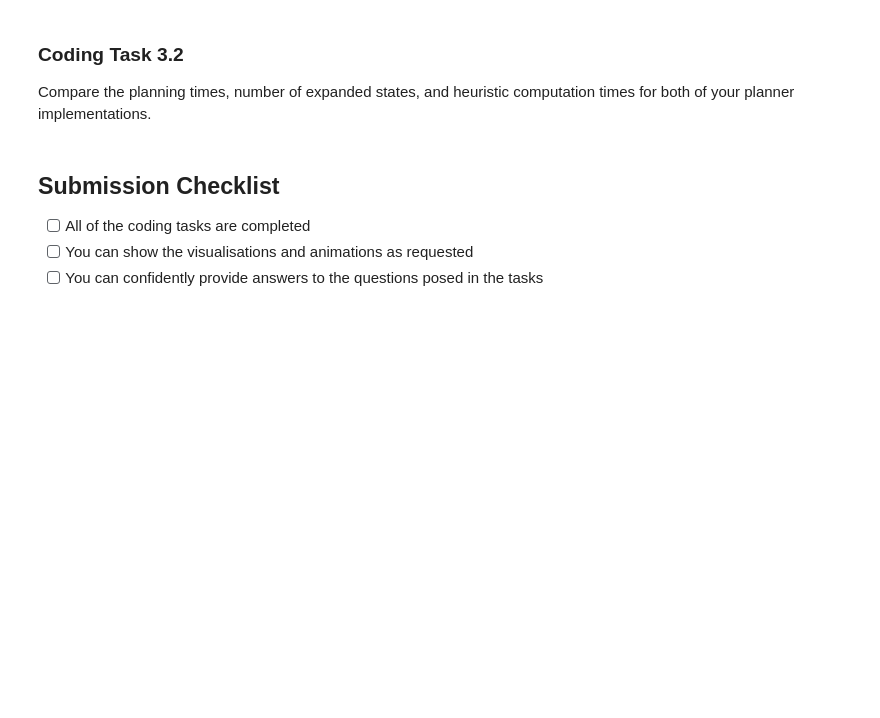
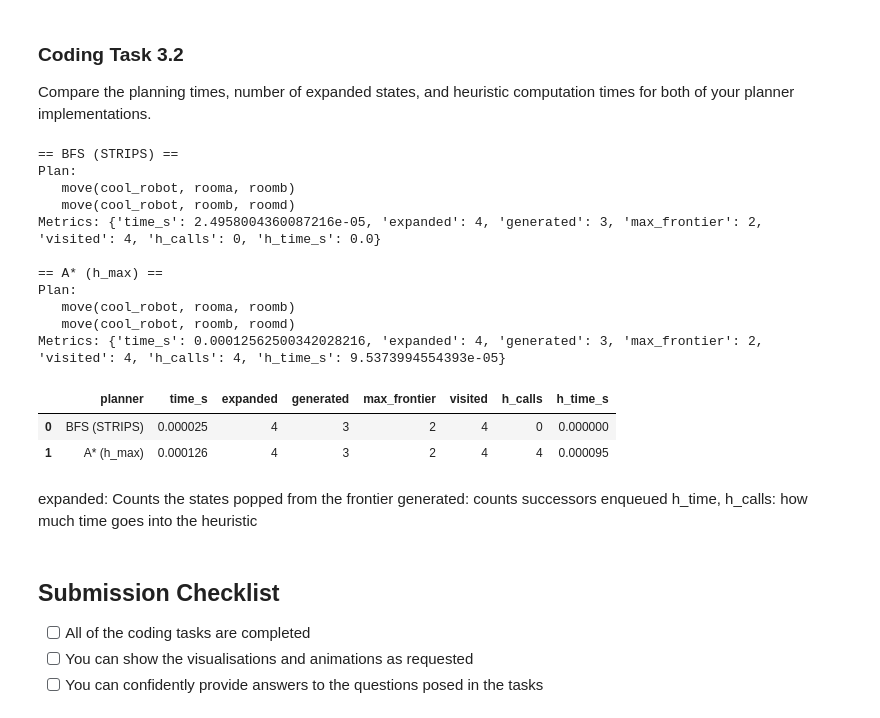
Before and after one commit to Kyotun/Robotics, a Jupyter notebook: robotics-exercise4/exercise_4.ipynb, the cells around one changed output. Saved outputs shown, nothing was run; the diff lists cells and outputs as text; code cells hidden in the pictures; blank space fills up the shorter version.

```diff
--- a/robotics-exercise4/exercise_4.ipynb
+++ b/robotics-exercise4/exercise_4.ipynb
@@ -712,3 +961,47 @@ Compare the planning times, number of expanded states, and heuristic computation
+# %%
+import pandas as pd
+
+reader = PDDLReader()
+problem = reader.parse_problem("domain.pddl", "problem.pddl")
+
+plan_bfs, m_bfs = strips_planner_with_metrics(problem)
+plan_astar, m_astar = heuristic_planner_with_metrics(problem)
+
+def show(plan, metrics):
+    print(f"\n== {metrics['planner']} ==")
+    if plan:
+        print("Plan:")
+        for step in plan:
+            print("  ", step)
+    else:
+        print("No plan found.")
+    print("Metrics:", {k: metrics[k] for k in ("time_s","expanded","generated","max_frontier","visited","h_calls","h_time_s")})
+
+show(plan_bfs, m_bfs)
+show(plan_astar, m_astar)
+
+# Pretty comparison table
+df = pd.DataFrame([m_bfs, m_astar])[["planner","time_s","expanded","generated","max_frontier","visited","h_calls","h_time_s"]]
+df
+# %% [output]
+== BFS (STRIPS) ==
+Plan:
+   move(cool_robot, rooma, roomb)
+   move(cool_robot, roomb, roomd)
+Metrics: {'time_s': 2.4958004360087216e-05, 'expanded': 4, 'generated': 3, 'max_frontier': 2, 'visited': 4, 'h_calls': 0, 'h_time_s': 0.0}
+
+== A* (h_max) ==
+Plan:
+   move(cool_robot, rooma, roomb)
+   move(cool_robot, roomb, roomd)
+Metrics: {'time_s': 0.00012562500342028216, 'expanded': 4, 'generated': 3, 'max_frontier': 2, 'visited': 4, 'h_calls': 4, 'h_time_s': 9.5373994554393e-05}
+|  | planner | time_s | expanded | generated | max_frontier | visited | h_calls | h_time_s |
+| 0 | BFS (STRIPS) | 0.000025 | 4 | 3 | 2 | 4 | 0 | 0.000000 |
+| 1 | A* (h_max) | 0.000126 | 4 | 3 | 2 | 4 | 4 | 0.000095 |
+# %% [markdown]
+expanded: Counts the states popped from the frontier
+generated: counts successors enqueued
+h_time, h_calls: how much time goes into the heuristic
 # %% [markdown]
 ## Submission Checklist
 - [ ] All of the coding tasks are completed
```
Also changed, not shown: parts of 5 cells of this notebook.
